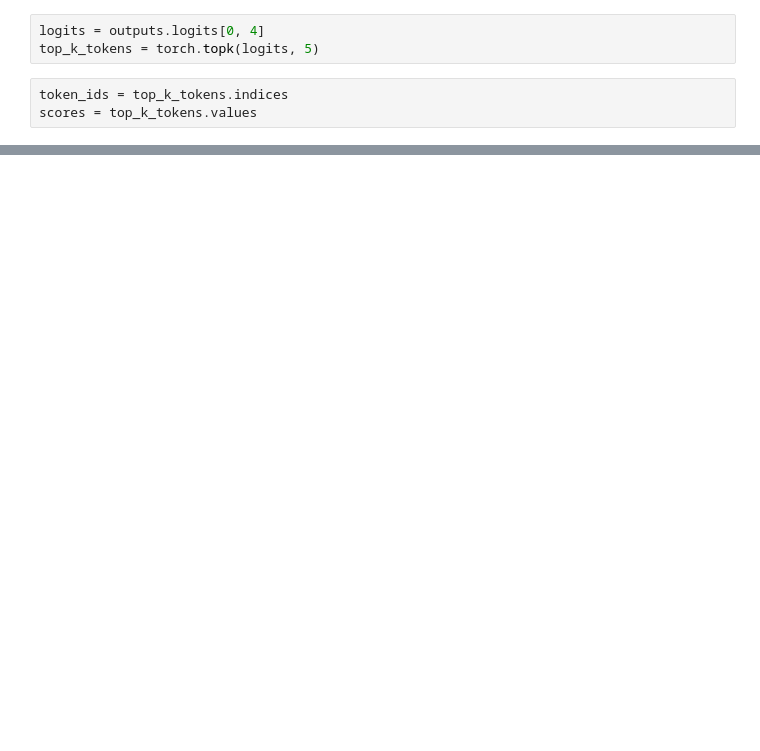
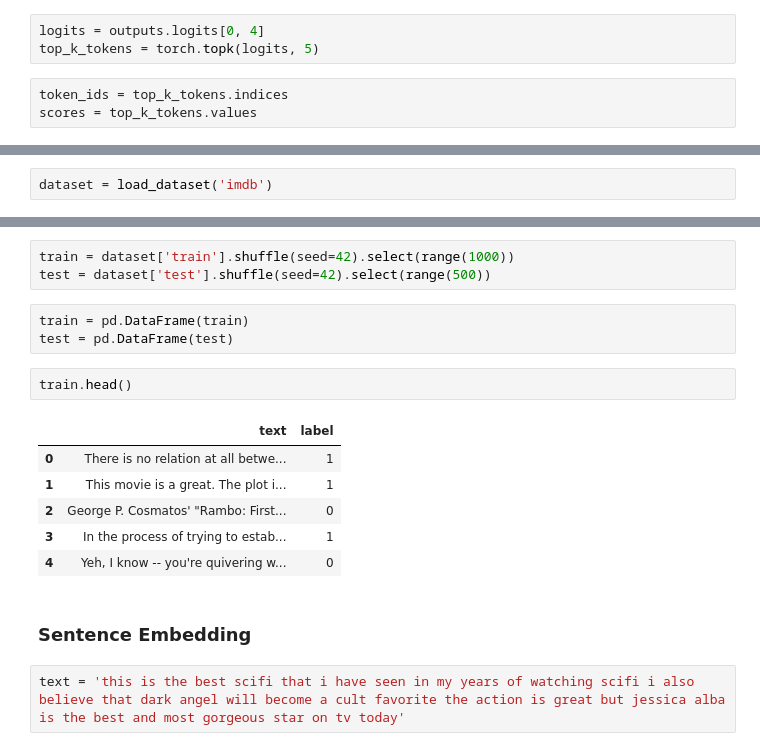
Before and after one commit to lpfgarcia/TFMC, a Jupyter notebook: notebooks/04.ipynb, the cells around one changed output, grey strips where cells are left out. Saved outputs shown, nothing was run; the diff lists cells and outputs as text; blank space fills up the shorter version.

```diff
--- a/notebooks/04.ipynb
+++ b/notebooks/04.ipynb
@@ -458,0 +549,2 @@ for i in range(5):
+# %%
+dataset = load_dataset('imdb')
@@ -458,0 +568,19 @@ for i in range(5):
+# %%
+train = dataset['train'].shuffle(seed=42).select(range(1000))
+test = dataset['test'].shuffle(seed=42).select(range(500))
+# %%
+train = pd.DataFrame(train)
+test = pd.DataFrame(test)
+# %%
+train.head()
+# %% [output]
+|  | text | label |
+| 0 | There is no relation at all betwe... | 1 |
+| 1 | This movie is a great. The plot i... | 1 |
+| 2 | George P. Cosmatos' "Rambo: First... | 0 |
+| 3 | In the process of trying to estab... | 1 |
+| 4 | Yeh, I know -- you're quivering w... | 0 |
+# %% [markdown]
+### Sentence Embedding
+# %%
+text = 'this is the best scifi that i have seen in my years of watching scifi i also believe that dark angel will become a cult favorite the action is great but jessica alba is the best and most gorgeous star on tv today'
```
Also changed, not shown: parts of 41 cells of this notebook.
